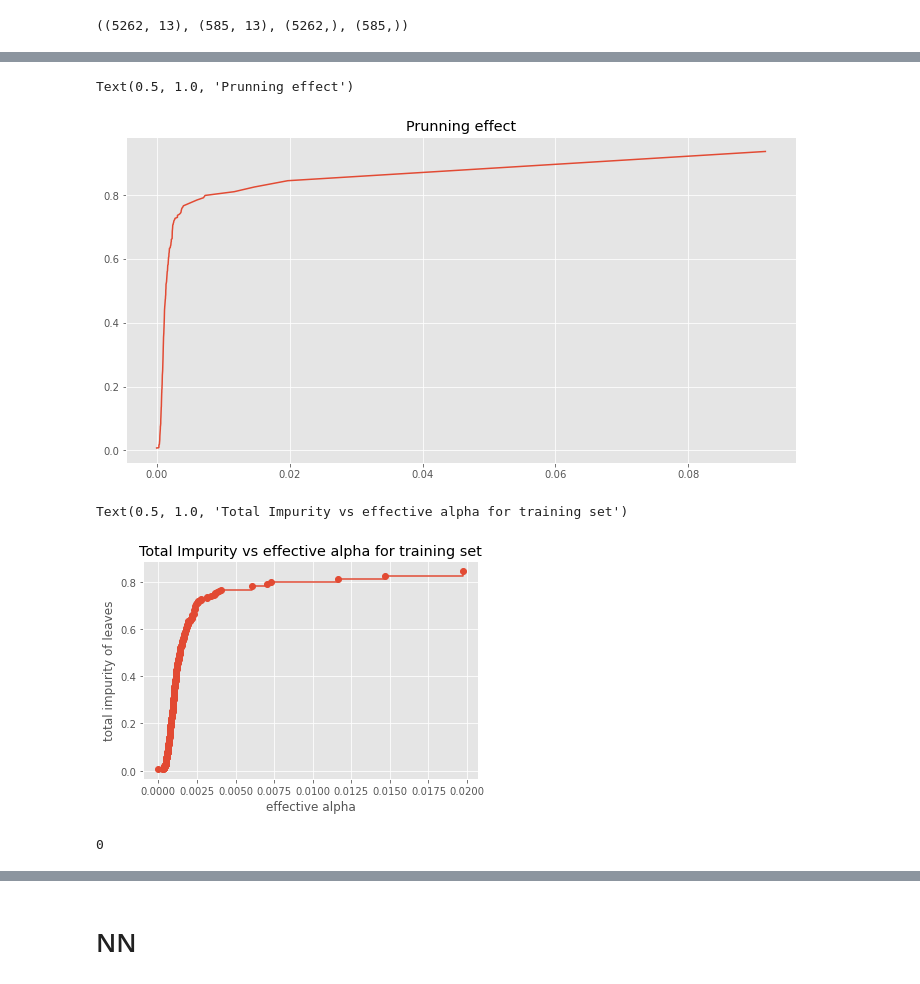
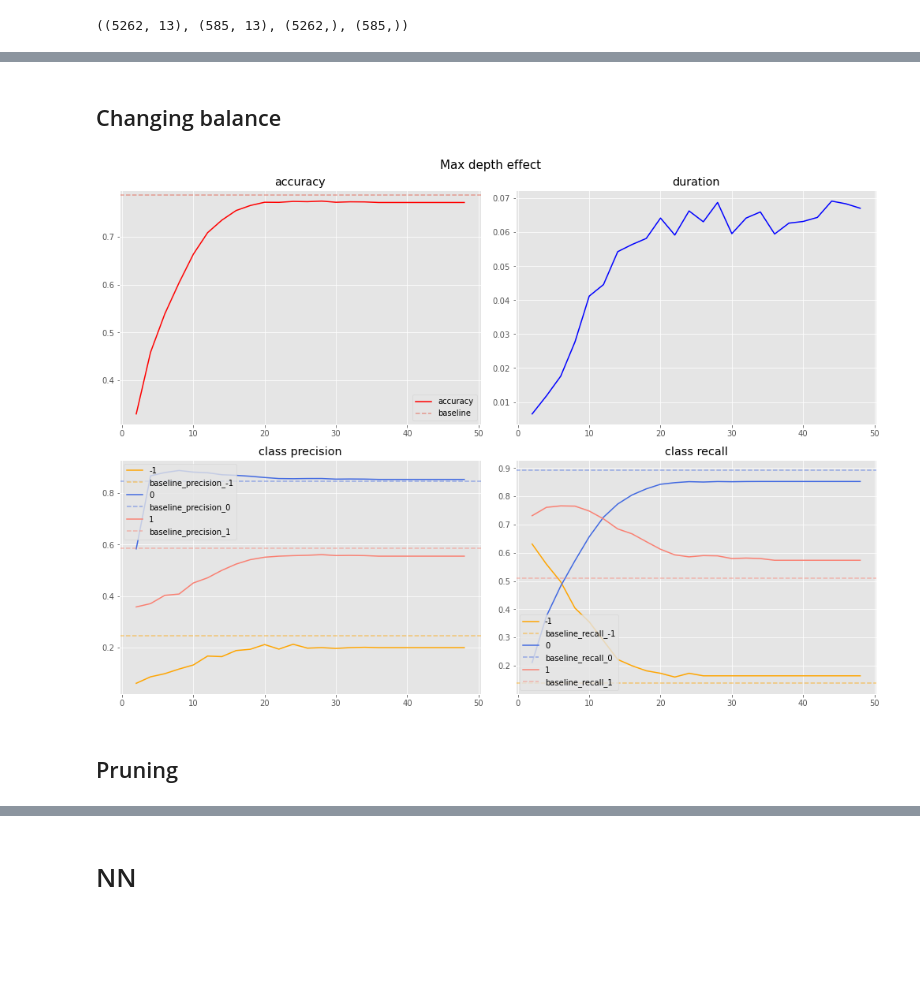
Before and after one commit to kolomietsdv/7641ML, a Jupyter notebook: Project_1/SL-Wine.ipynb, the cells around one changed output, grey strips where cells are left out. Drawn from its saved outputs; the diff is of its cells as text; code cells hidden in the pictures; blank space fills up the shorter version.

```diff
--- a/Project_1/SL-Wine.ipynb
+++ b/Project_1/SL-Wine.ipynb
@@ -861,21 +502,13 @@ plt.tight_layout();
-# %%
-plt.figure(figsize=(12, 6))
-plt.plot(path.ccp_alphas, path.impurities)
-
-plt.title('Prunning effect');
-# %% [output]
-Text(0.5, 1.0, 'Prunning effect')
-[figure, removed]
-# %%
-fig, ax = plt.subplots()
-ax.plot(ccp_alphas[:-1], impurities[:-1], marker='o', drawstyle="steps-post")
-ax.set_xlabel("effective alpha")
-ax.set_ylabel("total impurity of leaves")
-ax.set_title("Total Impurity vs effective alpha for training set")
-# %% [output]
-Text(0.5, 1.0, 'Total Impurity vs effective alpha for training set')
-[figure, removed]
-# %%
-int(duration)
-# %% [output]
-0
+# %% [markdown]
+## Changing balance
+# %%
+balance_metrics = \
+    cf.brute_force_parameters(par_name='max_depth',
+                              par_values=range(2, 50, 2),
+                              estimator_kwargs={'random_state': 13, 'criterion': 'gini',
+                                                'class_weight': 'balanced', 'max_depth': 12},
+                              x_train=train_X, y_train=train_y)
+# %%
+fig, axes = cf.plot_metrics(balance_metrics, sorted(pd.unique(train_y).tolist()), baselines=new_baselines)
+# %% [output]
+[figure, added]
@@ -881,0 +517,2 @@ int(duration)
+# %% [markdown]
+## Pruning
```
Also changed, not shown: parts of 99 cells of this notebook, 1 other file.
